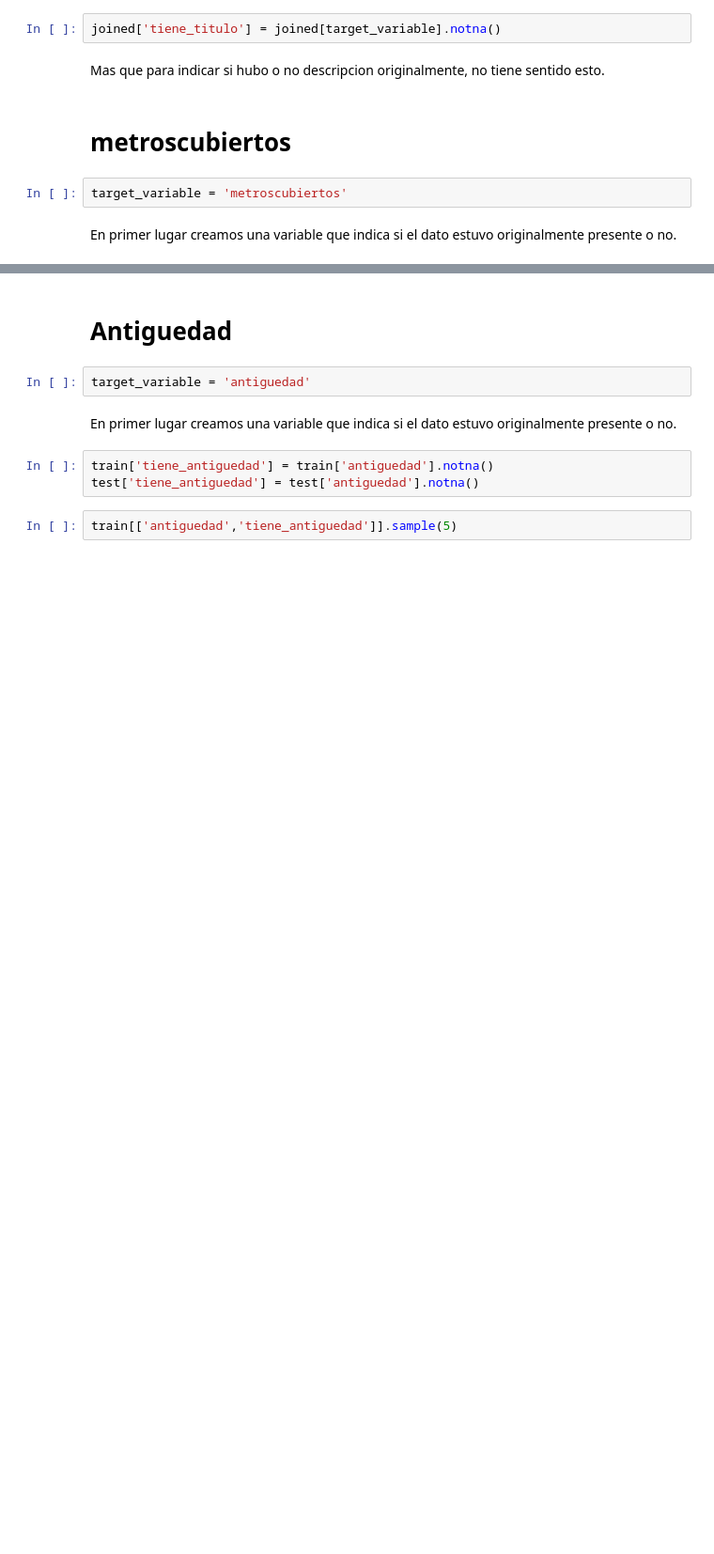
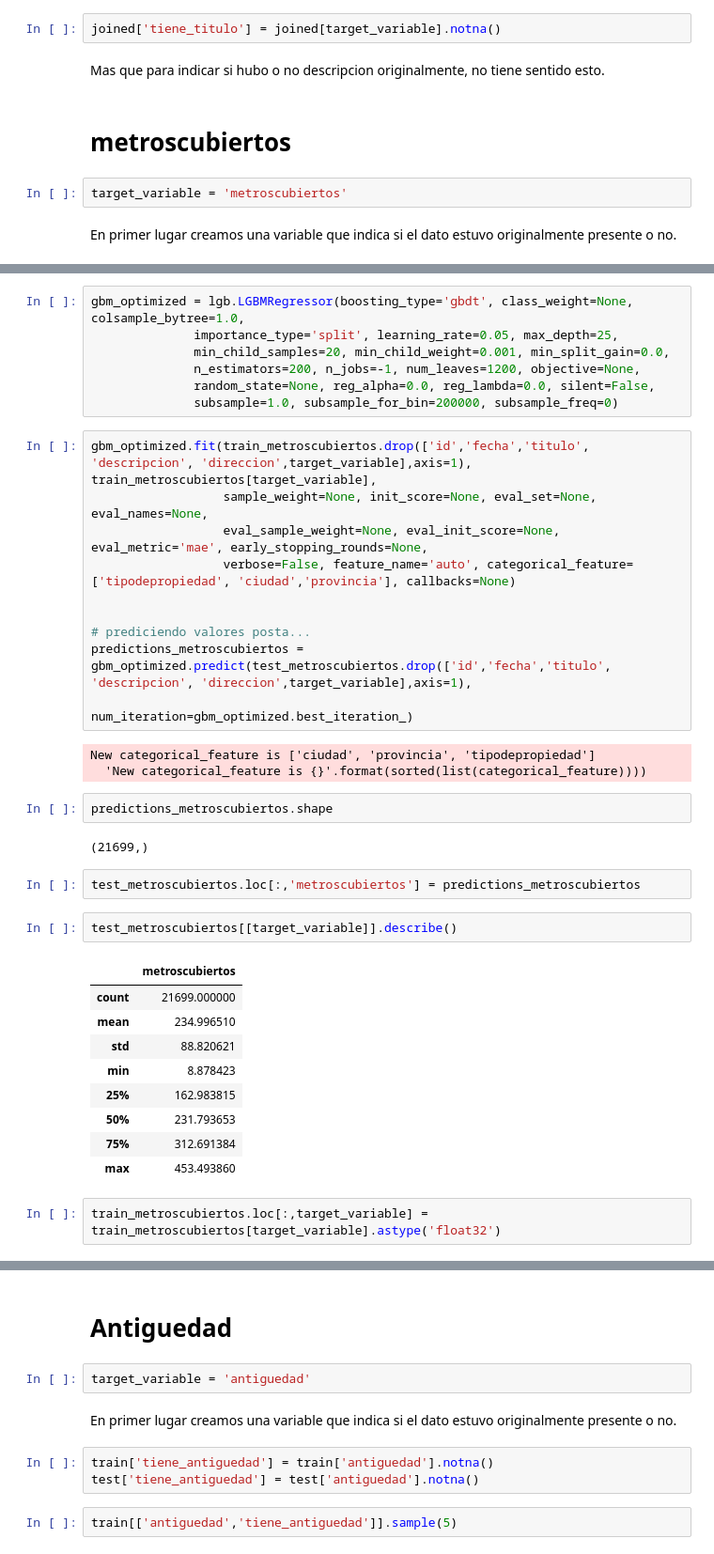
Before and after one commit to rozanecm/7506_tp2_2c2019, a Jupyter notebook: notebooks/fillna with ml by rozanecm.ipynb, the cells around one changed output, grey strips where cells are left out. Shown at 94% size. Saved outputs shown, nothing was run; the diff lists cells and outputs as text; blank space fills up the shorter version.

```diff
--- a/notebooks/fillna with ml by rozanecm.ipynb
+++ b/notebooks/fillna with ml by rozanecm.ipynb
@@ -451,0 +447,40 @@ KeyboardInterrupt:
+# %%
+gbm_optimized = lgb.LGBMRegressor(boosting_type='gbdt', class_weight=None, colsample_bytree=1.0,
+              importance_type='split', learning_rate=0.05, max_depth=25,
+              min_child_samples=20, min_child_weight=0.001, min_split_gain=0.0,
+              n_estimators=200, n_jobs=-1, num_leaves=1200, objective=None,
+              random_state=None, reg_alpha=0.0, reg_lambda=0.0, silent=False,
+              subsample=1.0, subsample_for_bin=200000, subsample_freq=0)
+# %%
+gbm_optimized.fit(train_metroscubiertos.drop(['id','fecha','titulo', 'descripcion', 'direccion',target_variable],axis=1), train_metroscubiertos[target_variable],
+                  sample_weight=None, init_score=None, eval_set=None, eval_names=None,
+                  eval_sample_weight=None, eval_init_score=None, eval_metric='mae', early_stopping_rounds=None,
+                  verbose=False, feature_name='auto', categorical_feature=['tipodepropiedad', 'ciudad','provincia'], callbacks=None)
+
+
+# prediciendo valores posta...
+predictions_metroscubiertos = gbm_optimized.predict(test_metroscubiertos.drop(['id','fecha','titulo', 'descripcion', 'direccion',target_variable],axis=1),
+                                                    num_iteration=gbm_optimized.best_iteration_)
+# %% [output]
+New categorical_feature is ['ciudad', 'provincia', 'tipodepropiedad']
+  'New categorical_feature is {}'.format(sorted(list(categorical_feature))))
+# %%
+predictions_metroscubiertos.shape
+# %% [output]
+(21699,)
+# %%
+test_metroscubiertos.loc[:,'metroscubiertos'] = predictions_metroscubiertos
+# %%
+test_metroscubiertos[[target_variable]].describe()
+# %% [output]
+|  | metroscubiertos |
+| count | 21699.000000 |
+| mean | 234.996510 |
+| std | 88.820621 |
+| min | 8.878423 |
+| 25% | 162.983815 |
+| 50% | 231.793653 |
+| 75% | 312.691384 |
+| max | 453.493860 |
+# %%
+train_metroscubiertos.loc[:,target_variable] = train_metroscubiertos[target_variable].astype('float32')
```
Also changed, not shown: parts of 15 cells of this notebook, 1 other file.
